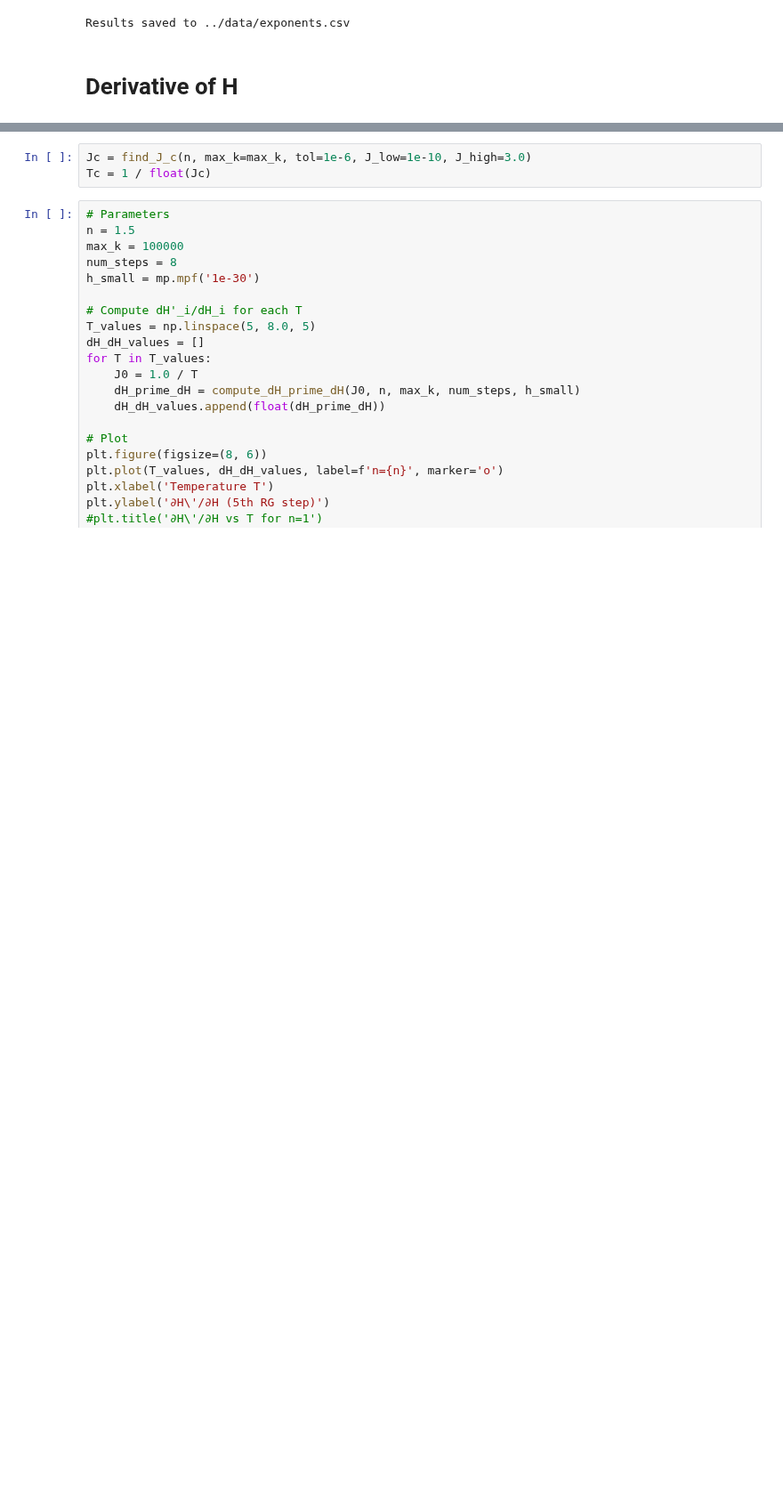
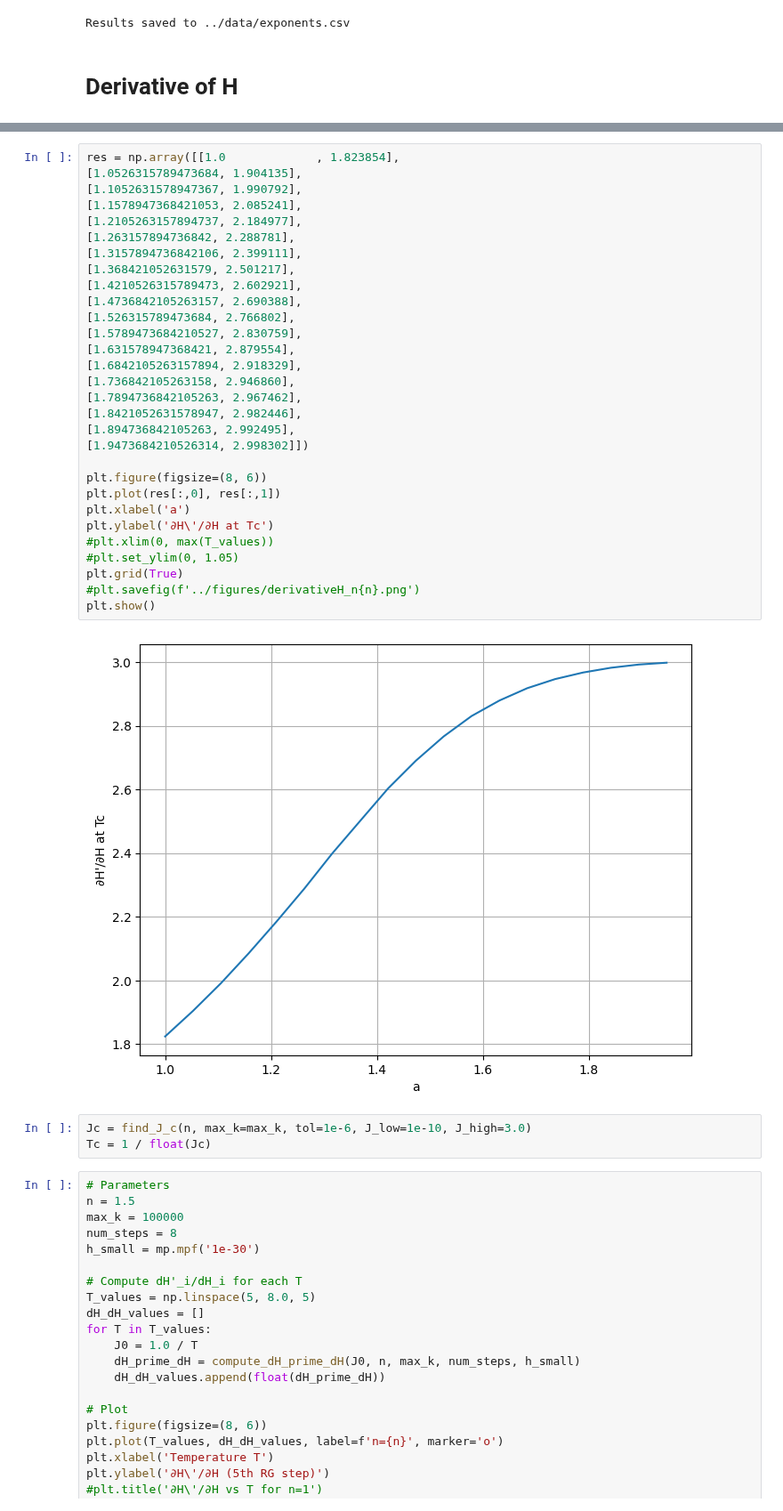
Before and after one commit to erbilcanartun/long-range-ising-chain, a Jupyter notebook: notebooks/magnetic_field.ipynb, the cells around one changed output, grey strips where cells are left out. Shown at 89% size. Saved outputs shown, nothing was run; the diff lists cells and outputs as text; blank space fills up the shorter version.

```diff
--- a/notebooks/magnetic_field.ipynb
+++ b/notebooks/magnetic_field.ipynb
@@ -467,3 +499,35 @@ np.float64(0.5648730622497031)
+# %%
+res = np.array([[1.0             , 1.823854],
+[1.0526315789473684, 1.904135],
+[1.1052631578947367, 1.990792],
+[1.1578947368421053, 2.085241],
+[1.2105263157894737, 2.184977],
+[1.263157894736842, 2.288781],
+[1.3157894736842106, 2.399111],
+[1.368421052631579, 2.501217],
+[1.4210526315789473, 2.602921],
+[1.4736842105263157, 2.690388],
+[1.526315789473684, 2.766802],
+[1.5789473684210527, 2.830759],
+[1.631578947368421, 2.879554],
+[1.6842105263157894, 2.918329],
+[1.736842105263158, 2.946860],
+[1.7894736842105263, 2.967462],
+[1.8421052631578947, 2.982446],
+[1.894736842105263, 2.992495],
+[1.9473684210526314, 2.998302]])
+
+plt.figure(figsize=(8, 6))
+plt.plot(res[:,0], res[:,1])
+plt.xlabel('a')
+plt.ylabel('∂H\'/∂H at Tc')
+#plt.xlim(0, max(T_values))
+#plt.set_ylim(0, 1.05)
+plt.grid(True)
+#plt.savefig(f'../figures/derivativeH_n{n}.png')
+plt.show()
+# %% [output]
+[figure, added]
 # %%
 Jc = find_J_c(n, max_k=max_k, tol=1e-6, J_low=1e-10, J_high=3.0)
 Tc = 1 / float(Jc)
```
Also changed, not shown: parts of 6 cells of this notebook, 3 other files.
